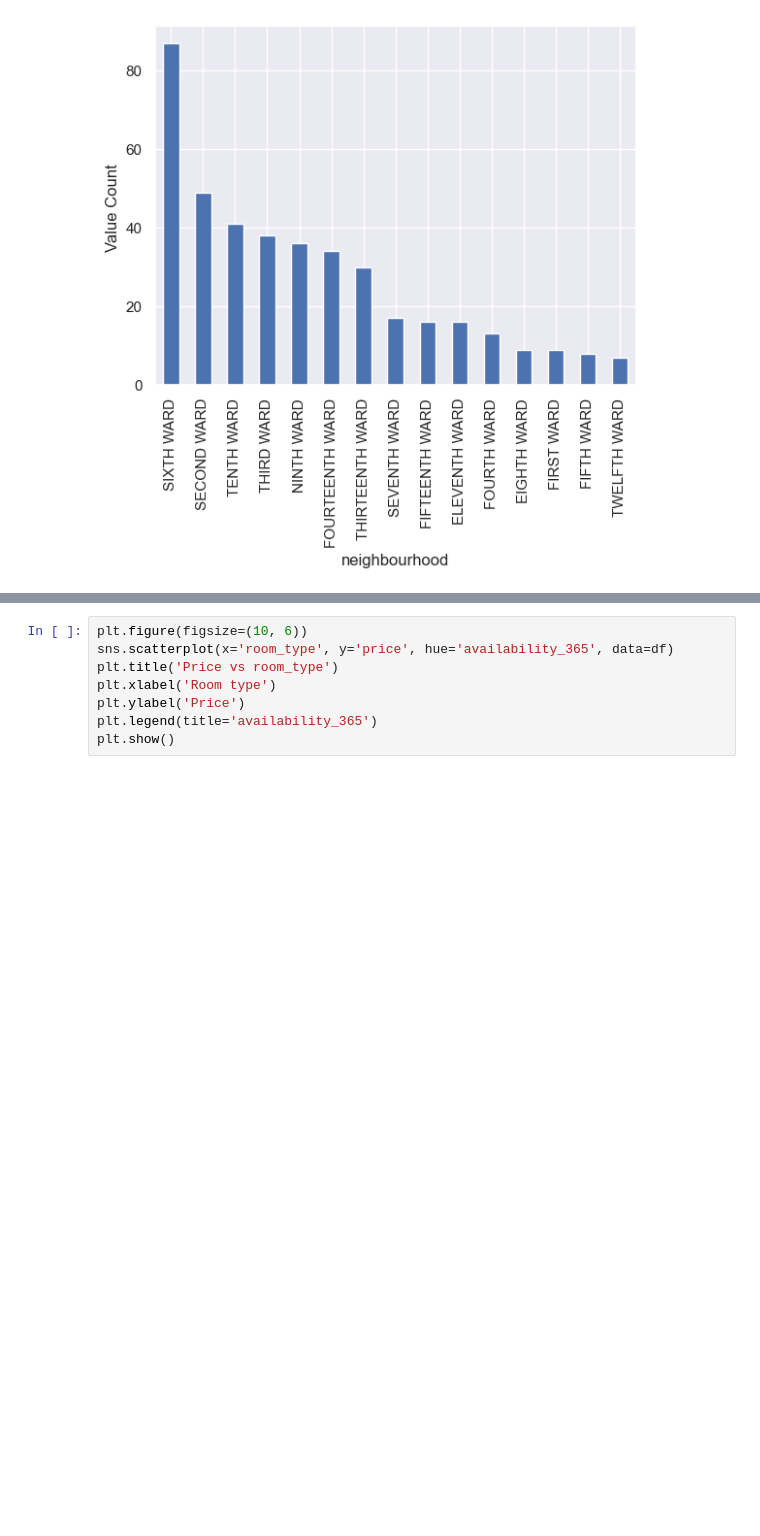
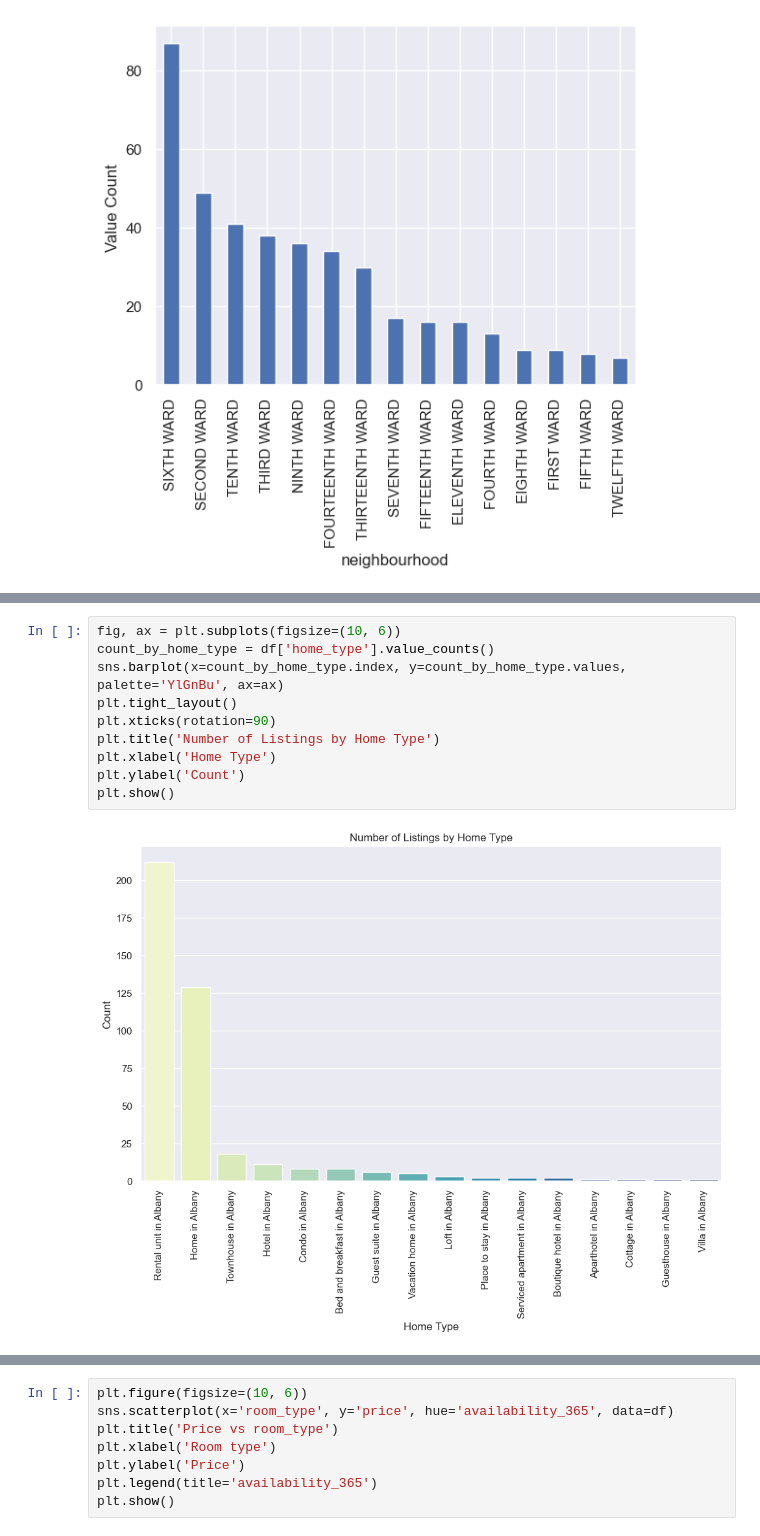
Before and after one commit to elhassan-othman/Airbnb-EDA-Project, a Jupyter notebook: Airbnb_Listing_EDA.ipynb, the cells around one changed output, grey strips where cells are left out. Saved outputs shown, nothing was run; the diff lists cells and outputs as text; blank space fills up the shorter version.

```diff
--- a/Airbnb_Listing_EDA.ipynb
+++ b/Airbnb_Listing_EDA.ipynb
@@ -387 +560,13 @@ plt.show()
+# %%
+fig, ax = plt.subplots(figsize=(10, 6))
+count_by_home_type = df['home_type'].value_counts()
+sns.barplot(x=count_by_home_type.index, y=count_by_home_type.values, palette='YlGnBu', ax=ax)
+plt.tight_layout()
+plt.xticks(rotation=90)
+plt.title('Number of Listings by Home Type')
+plt.xlabel('Home Type')
+plt.ylabel('Count')
+plt.show()
+# %% [output]
+[figure, added]
 # %%
```
Also changed, not shown: parts of 21 cells of this notebook.
